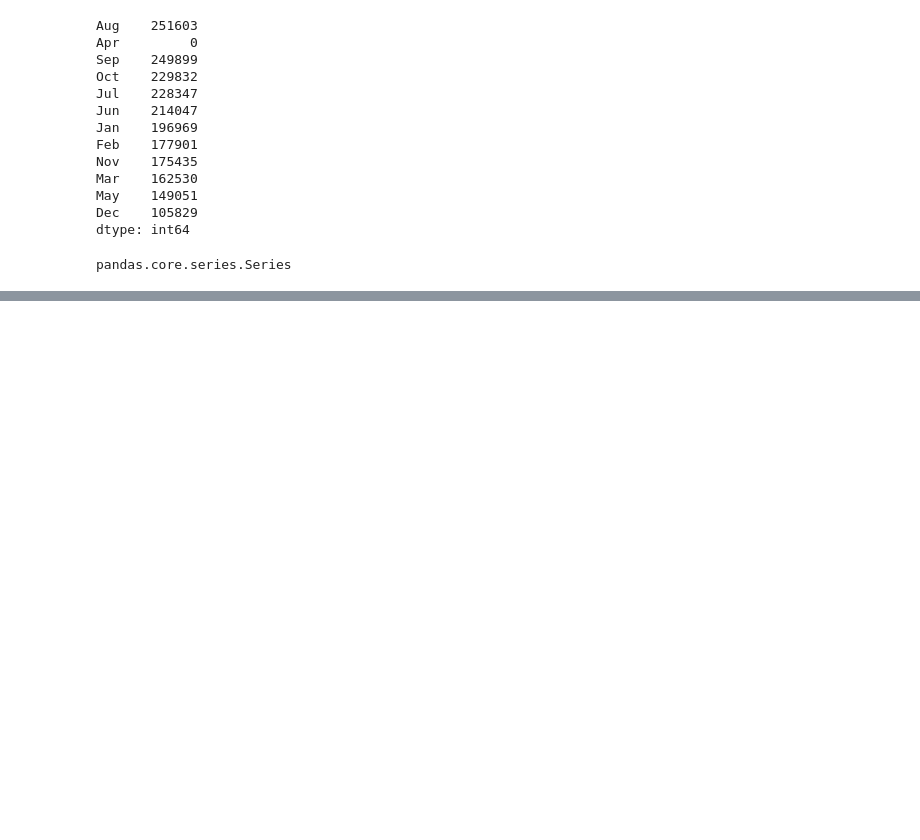
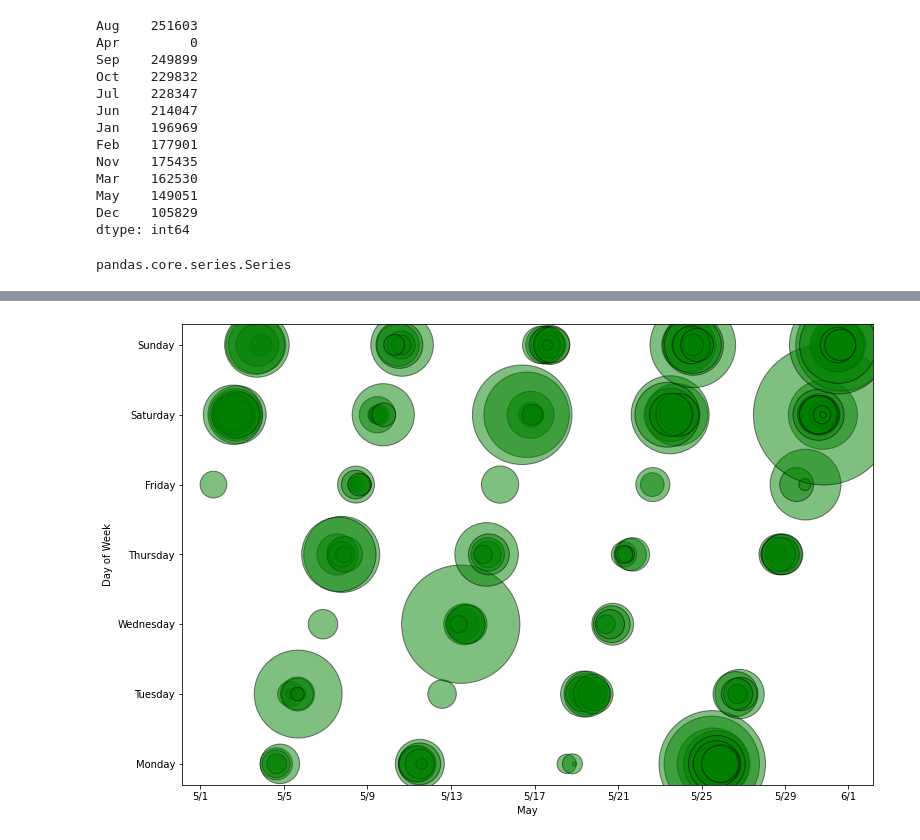
Before and after one commit to digantpatel87/Project1D2, a Jupyter notebook: Code/Project1D2.ipynb, the cells around one changed output, grey strips where cells are left out. Cells and saved outputs as stored; diff of their text form; code cells hidden in the pictures; blank space fills up the shorter version.

```diff
--- a/Code/Project1D2.ipynb
+++ b/Code/Project1D2.ipynb
@@ -335,0 +387,24 @@ pandas.core.series.Series
+# %%
+is_May_20 = combined_2020_df['Month']=='May'
+may_2020_df = combined_2020_df[is_May_20]
+#may_2020_df.head()
+may_20_sample_df = may_2020_df.sample(200)
+#may_20_sample_df.tail()
+sorted_may_20_sample_df = may_20_sample_df.sort_values(by="Date")
+sorted_may_20_sample_df.sort_values(by="DayNum", inplace=True)
+#sorted_may_20_sample_df.head()
+# %%
+every_4 = ['5/1', '5/5', '5/9', '5/13', '5/17', '5/21', '5/25', '5/29', '6/1']
+x_values_may_20 = sorted_may_20_sample_df['DateTime']
+y_values_may_20 = sorted_may_20_sample_df['DayName']
+duration_may_20 = sorted_may_20_sample_df['Duration']
+fig = plt.figure(figsize=(12,8))
+ax = fig.add_axes([.1,.1,.8,.8])
+ax.scatter(x_values_may_20, y_values_may_20, s=duration_may_20, c="green", alpha=0.5, edgecolor="black")
+ax.set_xlabel('May')
+ax.set_ylabel('Day of Week')
+ax.set_xticklabels(every_4)
+
+plt.show()
+# %% [output]
+[figure, added]
```
Also changed, not shown: parts of 8 cells of this notebook.
